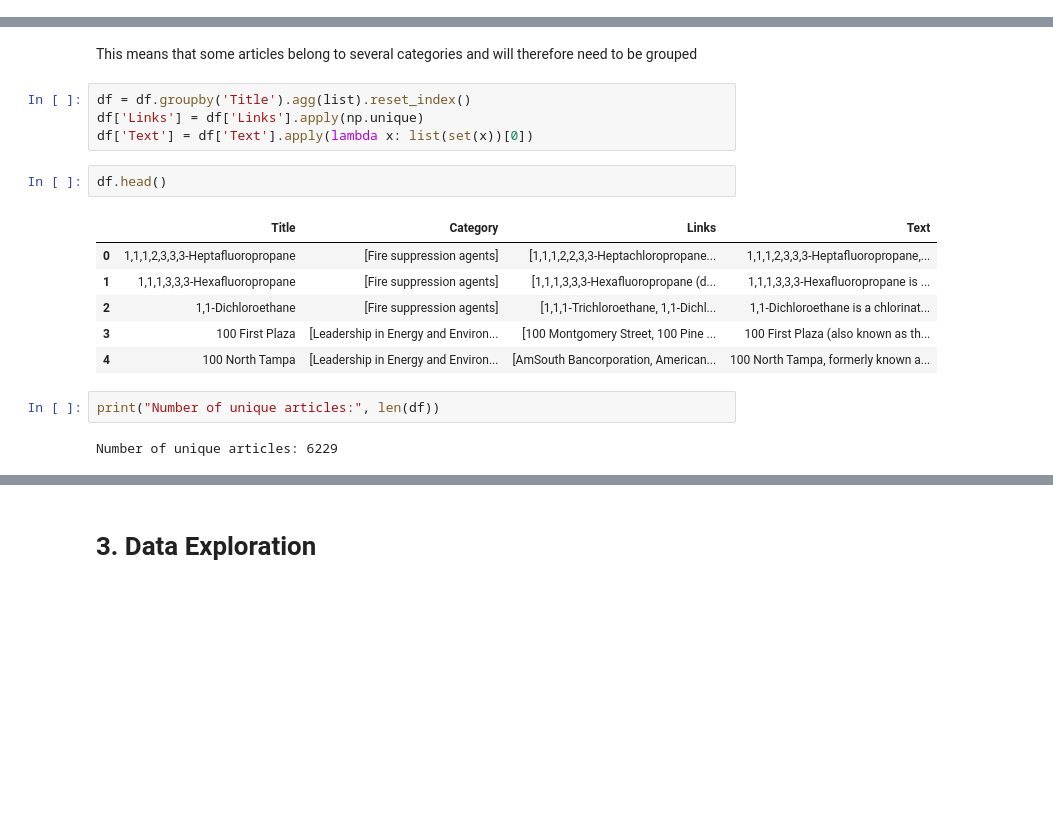
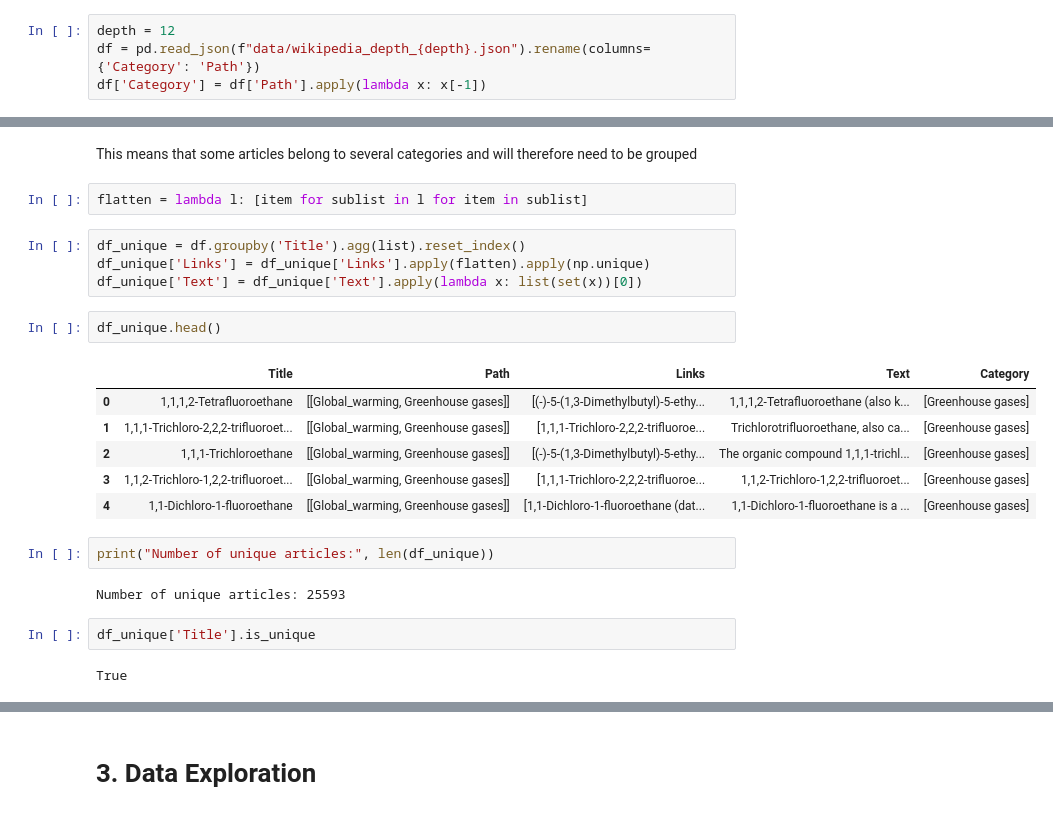
Before and after one commit to DavidResin/epfl-datavis-esnaware, a Jupyter notebook: EDA.ipynb, the cells around one changed output, grey strips where cells are left out. Drawn from its saved outputs; the diff is of its cells as text; blank space fills up the shorter version.

```diff
--- a/EDA.ipynb
+++ b/EDA.ipynb
@@ -9,3 +30,7 @@ df = pd.read_pickle("data/df_data.pkl")
+# %%
+depth = 12
+df = pd.read_json(f"data/wikipedia_depth_{depth}.json").rename(columns={'Category': 'Path'})
+df['Category'] = df['Path'].apply(lambda x: x[-1])
 # %%
 df.head()
 # %% [output]
@@ -23,20 +48,26 @@ df['Title'].is_unique
 False
 # %% [markdown]
 This means that some articles belong to several categories and will therefore need to be grouped
+# %%
+flatten = lambda l: [item for sublist in l for item in sublist]
 # %%
-df = df.groupby('Title').agg(list).reset_index()
-df['Links'] = df['Links'].apply(np.unique)
-df['Text'] = df['Text'].apply(lambda x: list(set(x))[0])
+df_unique = df.groupby('Title').agg(list).reset_index()
+df_unique['Links'] = df_unique['Links'].apply(flatten).apply(np.unique)
+df_unique['Text'] = df_unique['Text'].apply(lambda x: list(set(x))[0])
 # %%
-df.head()
+df_unique.head()
 # %% [output]
-|  | Title | Category | Links | Text |
-| 0 | 1,1,1,2,3,3,3-Heptafluoropropane | [Fire suppression agents] | [1,1,1,2,2,3,3-Heptachloropropane... | 1,1,1,2,3,3,3-Heptafluoropropane,... |
-| 1 | 1,1,1,3,3,3-Hexafluoropropane | [Fire suppression agents] | [1,1,1,3,3,3-Hexafluoropropane (d... | 1,1,1,3,3,3-Hexafluoropropane is ... |
-| 2 | 1,1-Dichloroethane | [Fire suppression agents] | [1,1,1-Trichloroethane, 1,1-Dichl... | 1,1-Dichloroethane is a chlorinat... |
-| 3 | 100 First Plaza | [Leadership in Energy and Environ... | [100 Montgomery Street, 100 Pine ... | 100 First Plaza (also known as th... |
-| 4 | 100 North Tampa | [Leadership in Energy and Environ... | [AmSouth Bancorporation, American... | 100 North Tampa, formerly known a... |
+|  | Title | Path | Links | Text | Category |
+| 0 | 1,1,1,2-Tetrafluoroethane | [[Global_warming, Greenhouse gases]] | [(-)-5-(1,3-Dimethylbutyl)-5-ethy... | 1,1,1,2-Tetrafluoroethane (also k... | [Greenhouse gases] |
+| 1 | 1,1,1-Trichloro-2,2,2-trifluoroet... | [[Global_warming, Greenhouse gases]] | [1,1,1-Trichloro-2,2,2-trifluoroe... | Trichlorotrifluoroethane, also ca... | [Greenhouse gases] |
+| 2 | 1,1,1-Trichloroethane | [[Global_warming, Greenhouse gases]] | [(-)-5-(1,3-Dimethylbutyl)-5-ethy... | The organic compound 1,1,1-trichl... | [Greenhouse gases] |
+| 3 | 1,1,2-Trichloro-1,2,2-trifluoroet... | [[Global_warming, Greenhouse gases]] | [1,1,1-Trichloro-2,2,2-trifluoroe... | 1,1,2-Trichloro-1,2,2-trifluoroet... | [Greenhouse gases] |
+| 4 | 1,1-Dichloro-1-fluoroethane | [[Global_warming, Greenhouse gases]] | [1,1-Dichloro-1-fluoroethane (dat... | 1,1-Dichloro-1-fluoroethane is a ... | [Greenhouse gases] |
 # %%
-print("Number of unique articles:", len(df))
+print("Number of unique articles:", len(df_unique))
 # %% [output]
-Number of unique articles: 6229
+Number of unique articles: 25593
+# %%
+df_unique['Title'].is_unique
+# %% [output]
+True
```
Also changed, not shown: parts of 31 cells of this notebook, 2 other files.
